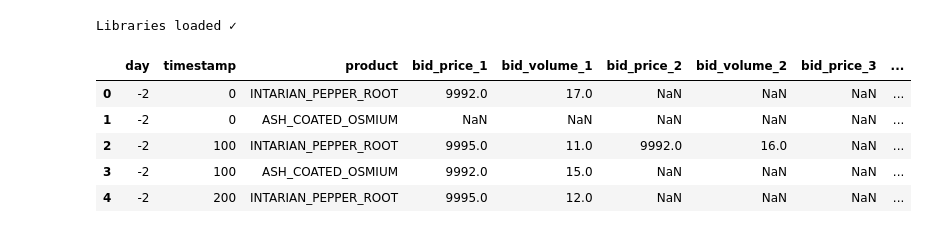
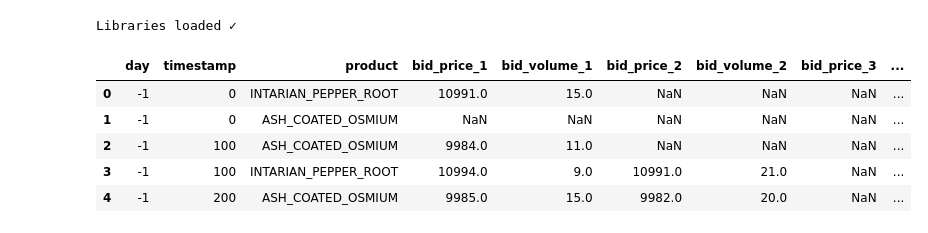
Before and after one commit to adamtpvan/prosperity-4-log-bait, a Jupyter notebook: round_1/data_analysis.ipynb, the cells around one changed output. Saved outputs shown, nothing was run; the diff lists cells and outputs as text; code cells hidden in the pictures.

```diff
--- a/round_1/data_analysis.ipynb
+++ b/round_1/data_analysis.ipynb
@@ -36,9 +36,9 @@ COLORS = {
     'trade': '#ce93d8',
 }
 
-DAYS = [-2, -1, 0]
-DATA_PATH = 'Data\\ROUND1\\prices_round_1_day_{}.csv'
-TRADE_PATH = 'Data\\ROUND1\\trades_round_1_day_{}.csv'
+DAYS = [-1]
+DATA_PATH = '../data/ROUND1/prices_round_1_day_{}.csv'
+TRADE_PATH = '../data/ROUND1/trades_round_1_day_{}.csv'
 
 print('Libraries loaded ✓')
 # %% [output]
@@ -46,27 +46,27 @@ Libraries loaded ✓
 # %%
 price_dfs, trade_dfs = [], []
 
 for day in DAYS:
     p = pd.read_csv(DATA_PATH.format(day), sep=';')
     t = pd.read_csv(TRADE_PATH.format(day), sep=';')
     price_dfs.append(p)
     trade_dfs.append(t)
 
 master_prices = pd.concat(price_dfs, ignore_index=True)
 master_trades = pd.concat(trade_dfs, ignore_index=True)
 
-PRODUCTS = prices['product'].unique().tolist()
+PRODUCTS = master_prices['product'].unique().tolist()
 
 prices = master_prices[~((master_prices['product'] == 'INTARIAN_PEPPER_ROOT') & (master_prices['mid_price'] == 0))]
 prices = master_prices[~((master_prices['product'] == 'ASH_COATED_OSMIUM') & (master_prices['mid_price'] == 0))]
 prices.head()
 # %% [output]
 |  | day | timestamp | product | bid_price_1 | bid_volume_1 | bid_price_2 | bid_volume_2 | bid_price_3 | ... |
-| 0 | -2 | 0 | INTARIAN_PEPPER_ROOT | 9992.0 | 17.0 | NaN | NaN | NaN | ... |
-| 1 | -2 | 0 | ASH_COATED_OSMIUM | NaN | NaN | NaN | NaN | NaN | ... |
-| 2 | -2 | 100 | INTARIAN_PEPPER_ROOT | 9995.0 | 11.0 | 9992.0 | 16.0 | NaN | ... |
-| 3 | -2 | 100 | ASH_COATED_OSMIUM | 9992.0 | 15.0 | NaN | NaN | NaN | ... |
-| 4 | -2 | 200 | INTARIAN_PEPPER_ROOT | 9995.0 | 12.0 | NaN | NaN | NaN | ... |
+| 0 | -1 | 0 | INTARIAN_PEPPER_ROOT | 10991.0 | 15.0 | NaN | NaN | NaN | ... |
+| 1 | -1 | 0 | ASH_COATED_OSMIUM | NaN | NaN | NaN | NaN | NaN | ... |
+| 2 | -1 | 100 | ASH_COATED_OSMIUM | 9984.0 | 11.0 | NaN | NaN | NaN | ... |
+| 3 | -1 | 100 | INTARIAN_PEPPER_ROOT | 10994.0 | 9.0 | 10991.0 | 21.0 | NaN | ... |
+| 4 | -1 | 200 | ASH_COATED_OSMIUM | 9985.0 | 15.0 | 9982.0 | 20.0 | NaN | ... |
 # %%
 fig, axes = plt.subplots(len(PRODUCTS), 1, figsize=(14, 8), sharex=False)
 fig.suptitle('Mid-Price History by Product & Day', fontsize=14, fontweight='bold', y=1.01)
```
Also changed, not shown: parts of 4 cells of this notebook, 5 other files.
